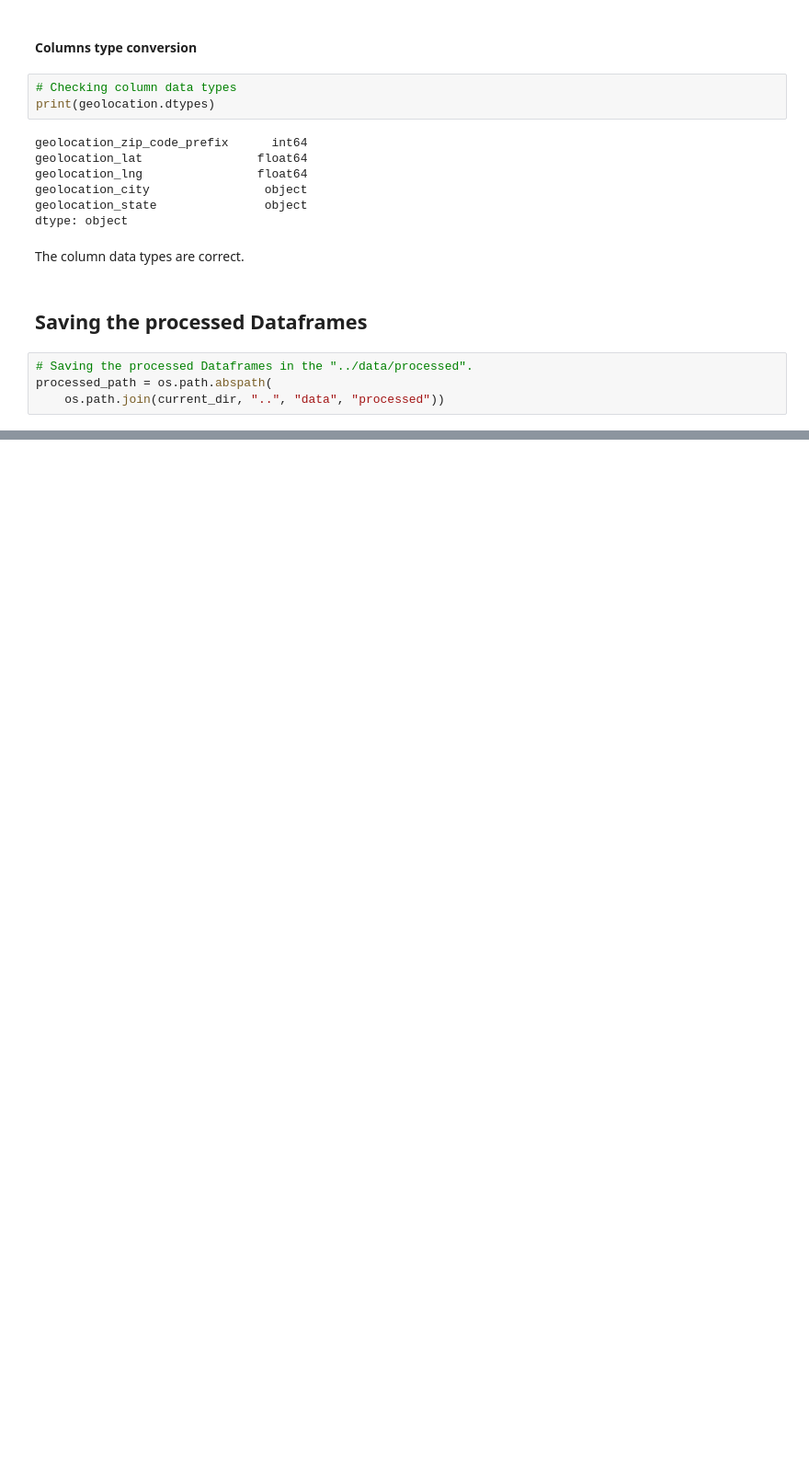
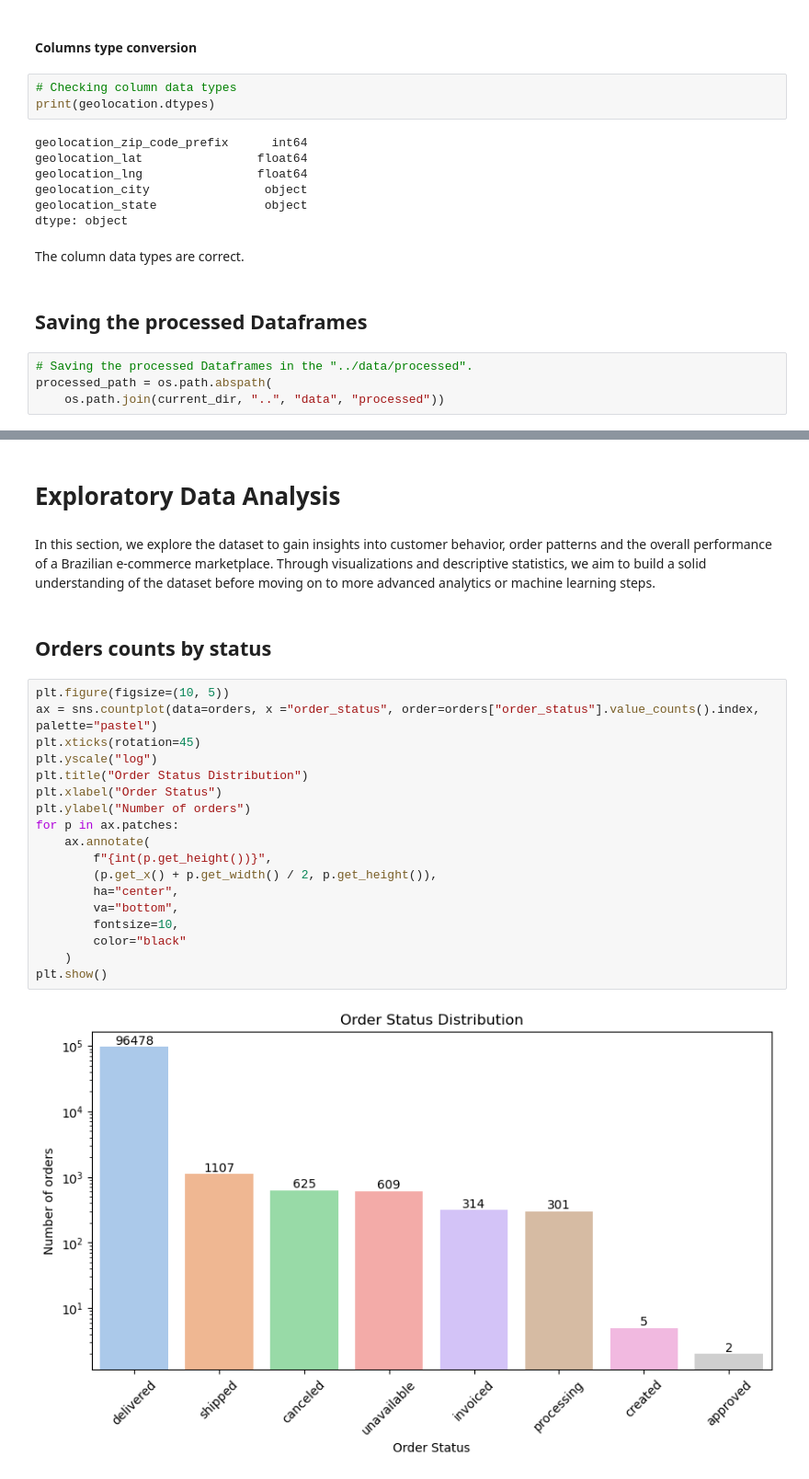
Before and after one commit to rickaof/Portfolio, a Jupyter notebook: Ecommerce_Analysis/notebooks/data_preparation.ipynb, the cells around one changed output, grey strips where cells are left out. Shown: that part at 92% size. Cells and saved outputs as stored; diff of their text form; blank space fills up the shorter version.

Commit message:
Exploratory data analysis has been started.

```diff
--- a/Ecommerce_Analysis/notebooks/data_preparation.ipynb
+++ b/Ecommerce_Analysis/notebooks/data_preparation.ipynb
@@ -496,0 +524,26 @@ Processed dataset 'sellers' saved to c:\Users\ricka\Desktop\Area de Trabalho\Pro
+# %% [markdown]
+# Exploratory Data Analysis
+# %% [markdown]
+In this section, we explore the dataset to gain insights into customer behavior, order patterns and the overall performance of a Brazilian e-commerce marketplace. Through visualizations and descriptive statistics, we aim to build a solid understanding of the dataset before moving on to more advanced analytics or machine learning steps.
+# %% [markdown]
+## Orders counts by status
+# %%
+plt.figure(figsize=(10, 5))
+ax = sns.countplot(data=orders, x ="order_status", order=orders["order_status"].value_counts().index, palette="pastel")
+plt.xticks(rotation=45)
+plt.yscale("log")
+plt.title("Order Status Distribution")
+plt.xlabel("Order Status")
+plt.ylabel("Number of orders")
+for p in ax.patches:
+    ax.annotate(
+        f"{int(p.get_height())}",
+        (p.get_x() + p.get_width() / 2, p.get_height()),
+        ha="center",
+        va="bottom",
+        fontsize=10,
+        color="black"
+    )
+plt.show()
+# %% [output]
+[figure, added]
```
Also changed, not shown: parts of 21 cells of this notebook, 5 other files.
